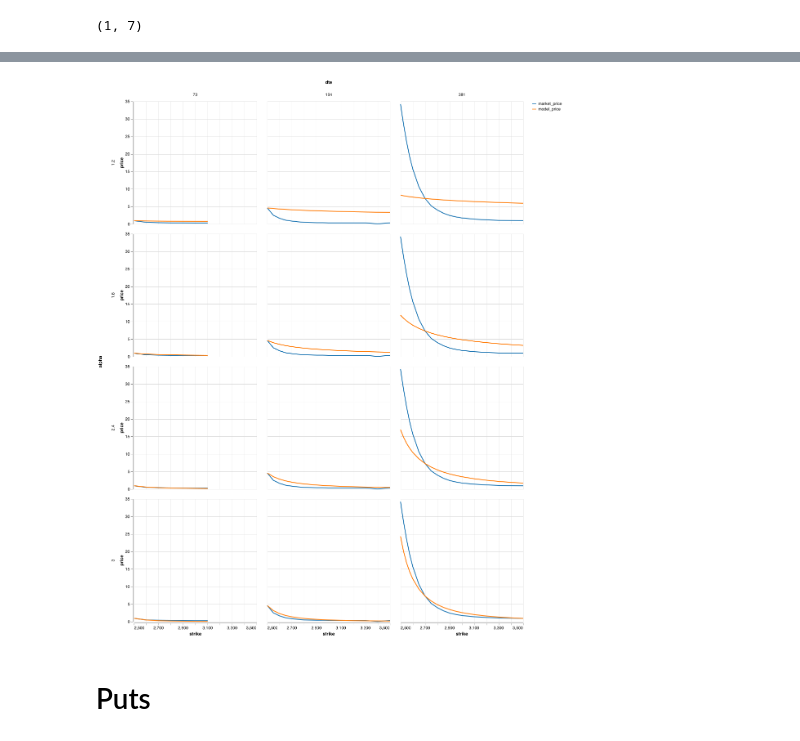
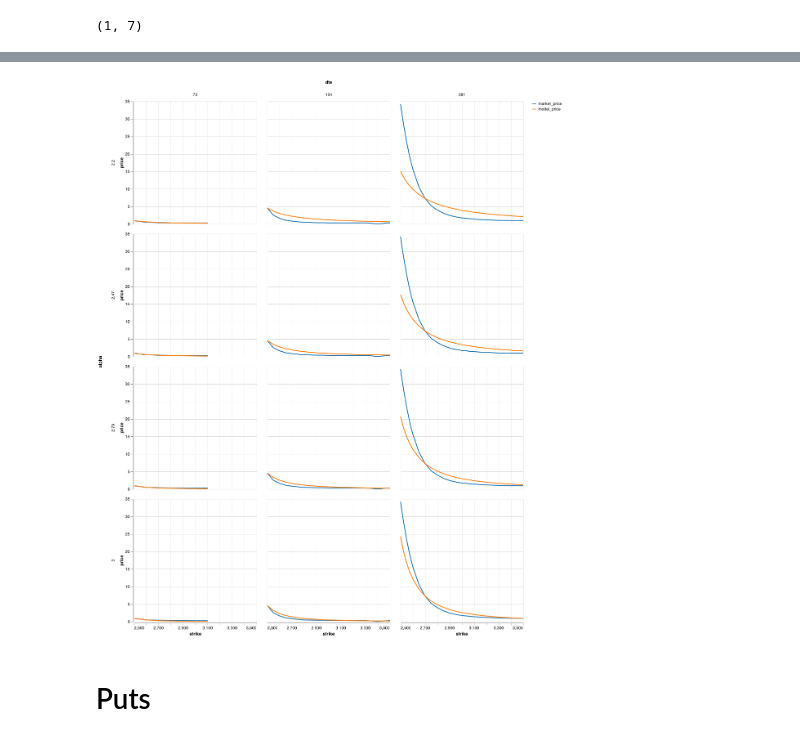
Before and after one commit to lambdaclass/options_pricing, a Jupyter notebook: notebooks/option-pricing-under-power-laws.ipynb, the cells around one changed output, grey strips where cells are left out. Saved outputs shown, nothing was run; the diff lists cells and outputs as text; code cells hidden in the pictures.

```diff
--- a/notebooks/option-pricing-under-power-laws.ipynb
+++ b/notebooks/option-pricing-under-power-laws.ipynb
@@ -203,7 +167,8 @@ using VegaLite;
 # %%
-final_df = DataFrame()
+calls_df = DataFrame()
 for dte in [Day(73), Day(164), Day(381)]
-    for α in range(1.2, 3.0, length=4)
+    for a in range(2.2, 3.0, length=4)
+        α = round(a, digits=2)
         subset_calls = filter(x -> x.dte == dte, calls)
         (_volume, idx) = findmax(subset_calls.volume)
         anchor = subset_calls[idx, :]
@@ -211,25 +176,25 @@ for dte in [Day(73), Day(164), Day(381)]
         K_1 = anchor.strike
         S_0 = anchor.underlying_last
 
-        price_call = price_gen(C_1, K_1, S_0, α)
+        price_call = call_price_gen(C_1, K_1, S_0, α)
         subset_calls[!, :alpha] .= α
-        subset_calls[!, :model_price] = map(price_call, subset_calls.strike)
-        final_df = vcat(final_df, subset_calls)
+        subset_calls[!, :model_price] = price_call.(subset_calls.strike)
+        calls_df = vcat(calls_df, subset_calls)
     end
 end
 
 rename!(final_df, :ask => :market_price)
-final_df.dte = map(d -> d.value, final_df.dte); # Needed for VegaLite
+calls_df.dte = map(d -> d.value, calls_df.dte); # Needed for VegaLite
 # %%
-final_df |> @vlplot(:line, x=:strike, y={"value:Q", title="price"},
+calls_df |> @vlplot(:line, x=:strike, y={"value:Q", title="price"},
                     transform=[{fold=[:market_price, :model_price]}],
                     color={"key:O", title="", scale={scheme="category10"}},
-                    row="alpha:O",
+                    row={"alpha:O"},
                     column="dte:O",
                     width=300,
                     height=300)
 # %% [output]
-[figure, old version]
+[figure, new version]
 # %% [markdown]
 # Puts
 # %% [markdown]
```
Also changed, not shown: parts of 15 cells of this notebook.
